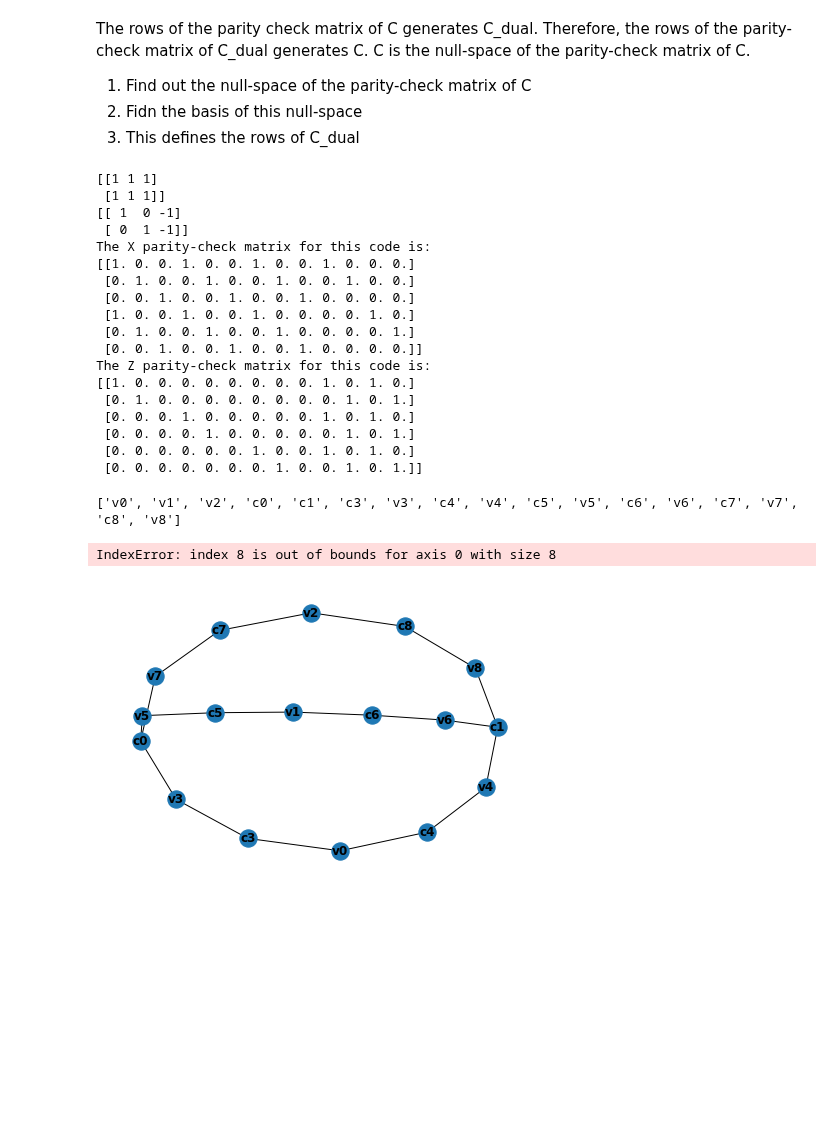
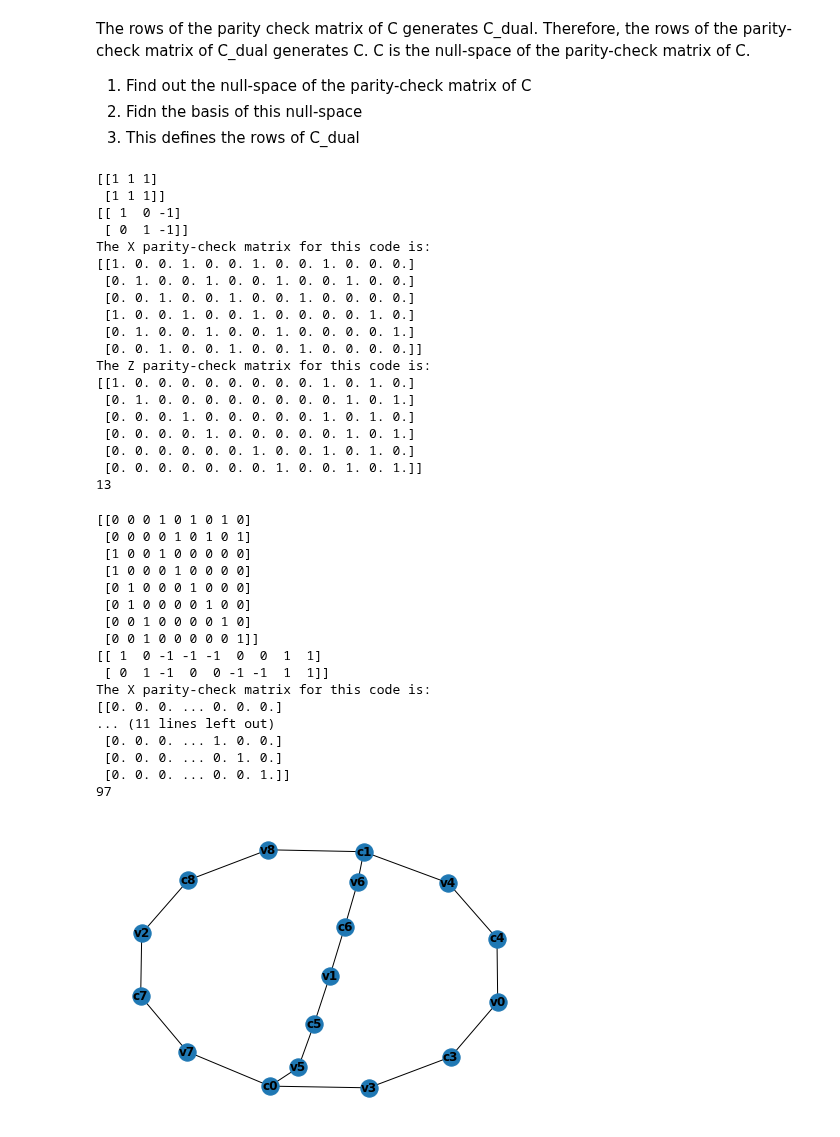
Before and after one commit to Samyak-Surti/QLDPCCodeSim, a Jupyter notebook: semi_topological_code.ipynb, the cells around one changed output. Drawn from its saved outputs; the diff is of its cells as text; code cells hidden in the pictures; blank space fills up the shorter version.

Commit message:
Check to see if codes constructed are accurate

```diff
--- a/semi_topological_code.ipynb
+++ b/semi_topological_code.ipynb
@@ -20,20 +20,23 @@ def tanner_to_parity_check_mat(G: nx.Graph) -> np.array:
     num_var_nodes = 0
     num_check_nodes = 0
     check_node_list = []
+    nodes_dict = {}
     G_nodes = list(G.nodes)
     G_edges = list(G.edges)
     for node in G_nodes:
         if (node[0] == 'v'):
+            nodes_dict[node] = num_var_nodes
             num_var_nodes += 1
         else:
+            nodes_dict[node] = num_check_nodes
             num_check_nodes += 1
 
     mat = np.zeros((num_check_nodes, num_var_nodes))
     for edge in G_edges:
         if (edge[0][0] == 'c'):
-            mat[int(edge[0][1:])][int(edge[1][1:])] = 1
+            mat[nodes_dict[edge[0]]][nodes_dict[edge[1]]] = 1
         else:
-            mat[int(edge[1][1:])][int(edge[0][1:])] = 1
+            mat[nodes_dict[edge[1]]][nodes_dict[edge[0]]] = 1
 
     return mat
 
@@ -371,6 +378,7 @@ g_zero_code_x = g_zero_code[0]
 print("The X parity-check matrix for this code is: " + "\n" + str(g_zero_code_x))
 g_zero_code_z = g_zero_code[1]
 print("The Z parity-check matrix for this code is: " + "\n" + str(g_zero_code_z))
+print(len(g_zero_code_x[0]))
 # %% [output]
 [[1 1 1]
  [1 1 1]]
@@ -390,25 +398,51 @@ The Z parity-check matrix for this code is:
  [0. 0. 0. 0. 1. 0. 0. 0. 0. 0. 1. 0. 1.]
  [0. 0. 0. 0. 0. 0. 1. 0. 0. 1. 0. 1. 0.]
  [0. 0. 0. 0. 0. 0. 0. 1. 0. 0. 1. 0. 1.]]
+13
 # %%
 two_three_code_tanner = parity_check_mat_to_tanner(np.array([[1,1,1],[1,1,1]]))
 
 # Construct semi-topological code with g = 1
 two_three_aug_1_tanner = g_augmented_ldpc_code(two_three_code_tanner, 1)
-print(two_three_aug_1_tanner.nodes)
 nx.draw(two_three_aug_1_tanner, with_labels=True, font_weight='bold')
 
 # Parity-check matrix for above tanner graph
 two_three_aug_1_pc = matrix(tanner_to_parity_check_mat(two_three_aug_1_tanner))
 print(np.array(two_three_aug_1_pc, dtype=int))
 
 # Codespace for above code
 two_three_aug_1_code = two_three_aug_1_pc.right_kernel()
 
 # Parity-check matrix for dual of above code
 two_three_aug_1_dual_pc = np.array(two_three_aug_1_code.basis_matrix(), dtype=int)
 print(two_three_aug_1_dual_pc)
+
+# Tanner graph for dual of above code
+two_three_aug_1_dual_tanner = parity_check_mat_to_tanner(two_three_aug_1_dual_pc)
+
+# Construct semi_topological code with g = 1
+g_one_code = construct_hypergraph_prod_code(np.array(two_three_aug_1_pc, dtype=int), two_three_aug_1_dual_pc)
+g_one_code_x = g_one_code[0]
+print("The X parity-check matrix for this code is: " + "\n" + str(g_one_code_x))
+g_one_code_z = g_one_code[1]
+print("The Z parity-check matrix for this code is: " + "\n" + str(g_one_code_z))
+print(len(g_one_code_x[0]))
 # %% [output]
-['v0', 'v1', 'v2', 'c0', 'c1', 'c3', 'v3', 'c4', 'v4', 'c5', 'v5', 'c6', 'v6', 'c7', 'v7', 'c8', 'v8']
+[[0 0 0 1 0 1 0 1 0]
+ [0 0 0 0 1 0 1 0 1]
+ [1 0 0 1 0 0 0 0 0]
+ [1 0 0 0 1 0 0 0 0]
+ [0 1 0 0 0 1 0 0 0]
+ [0 1 0 0 0 0 1 0 0]
+ [0 0 1 0 0 0 0 1 0]
+ [0 0 1 0 0 0 0 0 1]]
+[[ 1  0 -1 -1 -1  0  0  1  1]
+ [ 0  1 -1  0  0 -1 -1  1  1]]
+The X parity-check matrix for this code is:
+[[0. 0. 0. ... 0. 0. 0.]
+... (11 lines left out)
+ [0. 0. 0. ... 1. 0. 0.]
+ [0. 0. 0. ... 0. 1. 0.]
+ [0. 0. 0. ... 0. 0. 1.]]
+97
-IndexError: index 8 is out of bounds for axis 0 with size 8
-[figure, old version]
+[figure, new version]
```
Also changed, not shown: parts of 2 cells of this notebook.
